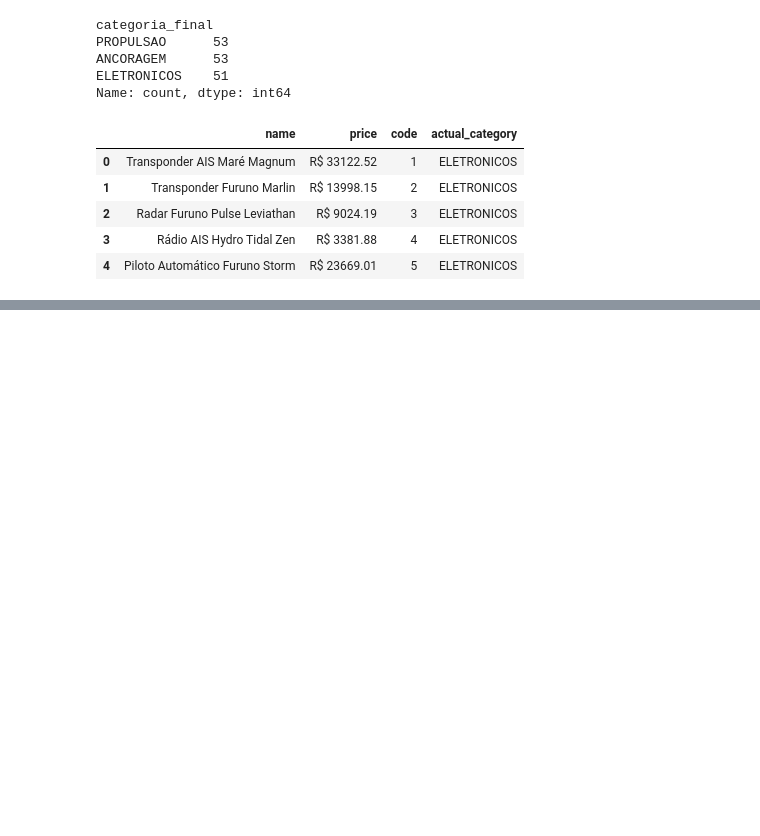
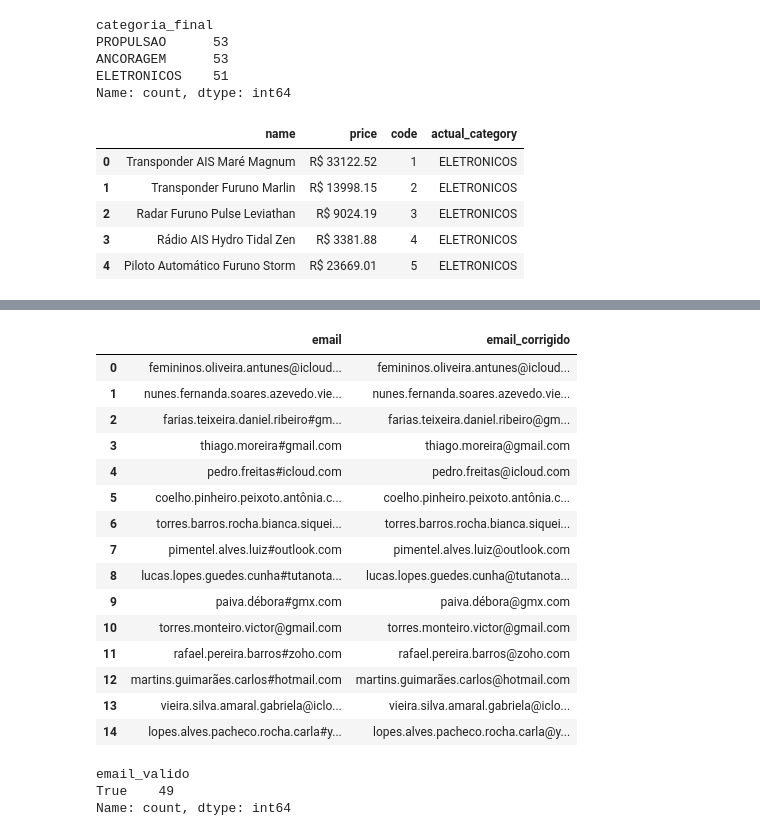
Before and after one commit to Andre-Tavora/lighthouse-desafio, a Jupyter notebook: notebooks/ada_limpeza.ipynb, the cells around one changed output, grey strips where cells are left out. Cells and saved outputs as stored; diff of their text form; code cells hidden in the pictures; blank space fills up the shorter version.

```diff
--- a/notebooks/ada_limpeza.ipynb
+++ b/notebooks/ada_limpeza.ipynb
@@ -244,0 +278,42 @@ df_produtos.head()
+# %%
+def corrigir_email(email):
+    if pd.isna(email):
+        return email
+    return email.strip().lower().replace("#", "@")
+
+df_clientes["email_corrigido"] = df_clientes["email"].apply(corrigir_email)
+
+df_clientes[["email", "email_corrigido"]].head(15)
+# %% [output]
+|  | email | email_corrigido |
+| 0 | femininos.oliveira.antunes@icloud... | femininos.oliveira.antunes@icloud... |
+| 1 | nunes.fernanda.soares.azevedo.vie... | nunes.fernanda.soares.azevedo.vie... |
+| 2 | farias.teixeira.daniel.ribeiro#gm... | farias.teixeira.daniel.ribeiro@gm... |
+| 3 | thiago.moreira#gmail.com | thiago.moreira@gmail.com |
+| 4 | pedro.freitas#icloud.com | pedro.freitas@icloud.com |
+| 5 | coelho.pinheiro.peixoto.antônia.c... | coelho.pinheiro.peixoto.antônia.c... |
+| 6 | torres.barros.rocha.bianca.siquei... | torres.barros.rocha.bianca.siquei... |
+| 7 | pimentel.alves.luiz#outlook.com | pimentel.alves.luiz@outlook.com |
+| 8 | lucas.lopes.guedes.cunha#tutanota... | lucas.lopes.guedes.cunha@tutanota... |
+| 9 | paiva.débora#gmx.com | paiva.débora@gmx.com |
+| 10 | torres.monteiro.victor@gmail.com | torres.monteiro.victor@gmail.com |
+| 11 | rafael.pereira.barros#zoho.com | rafael.pereira.barros@zoho.com |
+| 12 | martins.guimarães.carlos#hotmail.com | martins.guimarães.carlos@hotmail.com |
+| 13 | vieira.silva.amaral.gabriela@iclo... | vieira.silva.amaral.gabriela@iclo... |
+| 14 | lopes.alves.pacheco.rocha.carla#y... | lopes.alves.pacheco.rocha.carla@y... |
+# %%
+import re
+
+def email_valido(email):
+    if pd.isna(email):
+        return False
+    padrao = r'^[\w\.-]+@[\w\.-]+\.\w+$'
+    return bool(re.match(padrao, email))
+
+df_clientes["email_valido"] = df_clientes["email_corrigido"].apply(email_valido)
+
+df_clientes["email_valido"].value_counts()
+# %% [output]
+email_valido
+True    49
+Name: count, dtype: int64
```
Also changed, not shown: parts of 9 cells of this notebook.
